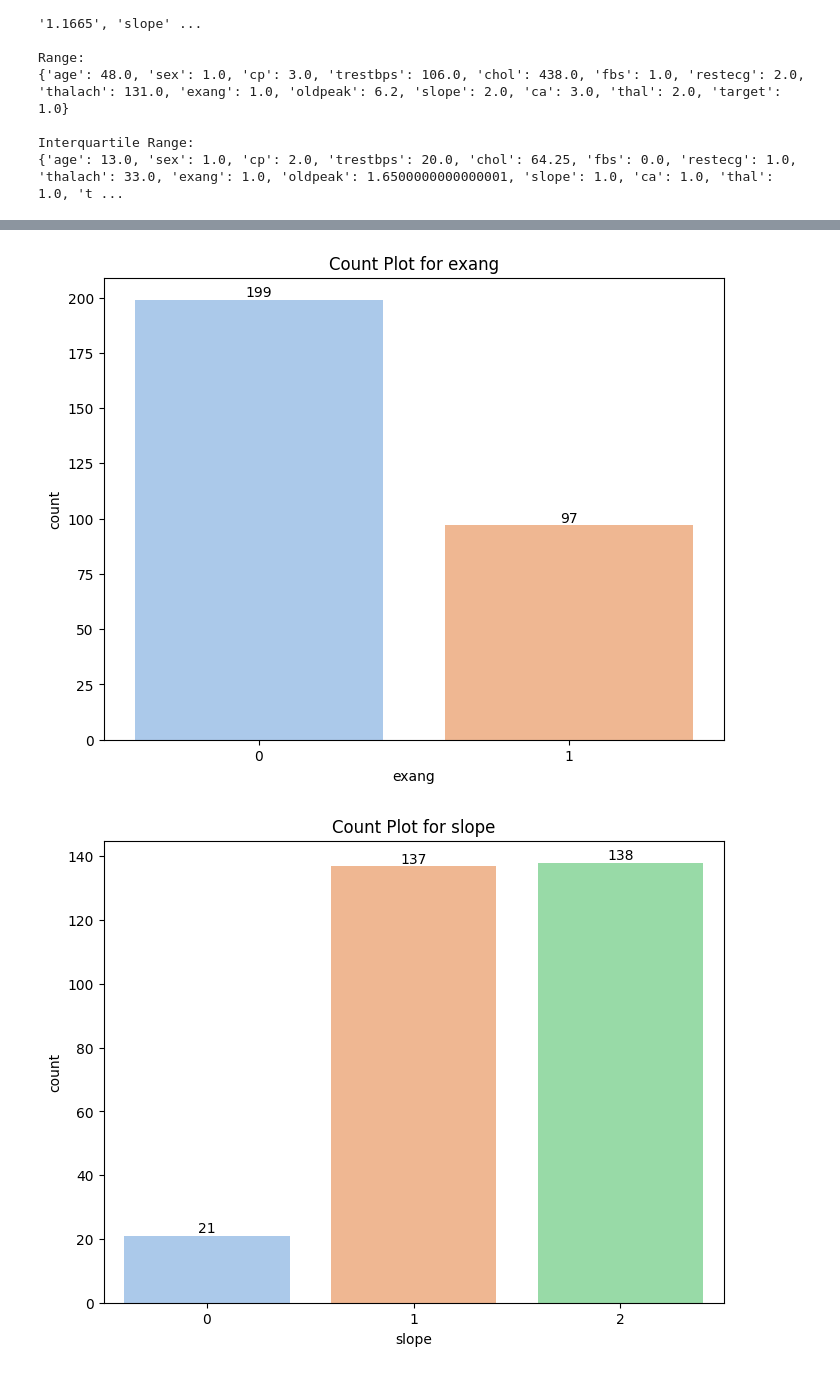
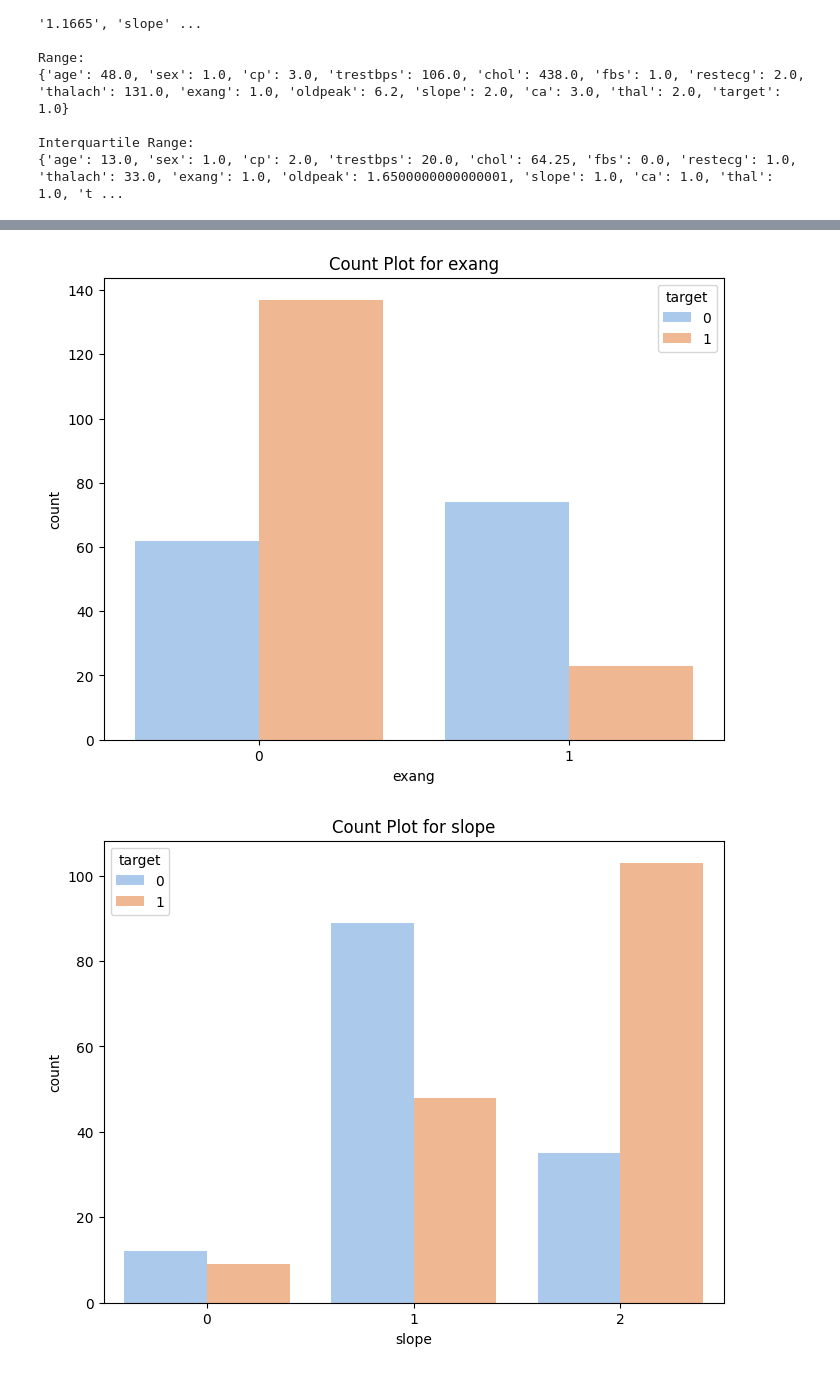
Before and after one commit to kanaishk/Machine-Learning, a Jupyter notebook: Project/Health Care/Heart Attack.ipynb, the cells around one changed output, grey strips where cells are left out. Cells and saved outputs as stored; diff of their text form; code cells hidden in the pictures.

Commit message:
made target based segregation in count

```diff
--- a/Project/Health Care/Heart Attack.ipynb
+++ b/Project/Health Care/Heart Attack.ipynb
@@ -211,16 +211,16 @@ Interquartile Range:
 # %%
 graph_dir = os.path.join(cwd,'Graph')
 # %%
-categorical_vars = ['sex', 'cp', 'fbs', 'restecg', 'exang', 'slope', 'ca', 'thal', 'target']
+categorical_vars = ['sex', 'cp', 'fbs', 'restecg', 'exang', 'slope', 'ca', 'thal']
 
 for var in categorical_vars:
     plt.figure(figsize=(8,6))
-    sns.countplot(x=var, data=dataset, palette='pastel')
+    sns.countplot(x=var, data=dataset, palette='pastel', hue='target')
     title = 'Count Plot for {}'.format(var)
     counts = dataset[var].value_counts().values
     value_counts = dataset[var].value_counts().sort_index()
-    for i, count in enumerate(value_counts.values):
-        plt.annotate(str(count), xy=(i, count), ha='center', va='bottom')
+    #for i, count in enumerate(value_counts.values):
+    #    plt.annotate(str(count), xy=(i, count), ha='center', va='bottom')
     plt.title(title)
     plt.savefig(os.path.join(graph_dir, title + '.png'), bbox_inches='tight')
     plt.show()
@@ -233,2 +233,2 @@ for var in categorical_vars:
-[figure, old version]
+[figure, new version]
-[figure, old version]
+[figure, new version]
```
Also changed, not shown: parts of 1 cell of this notebook, 8 other files.
